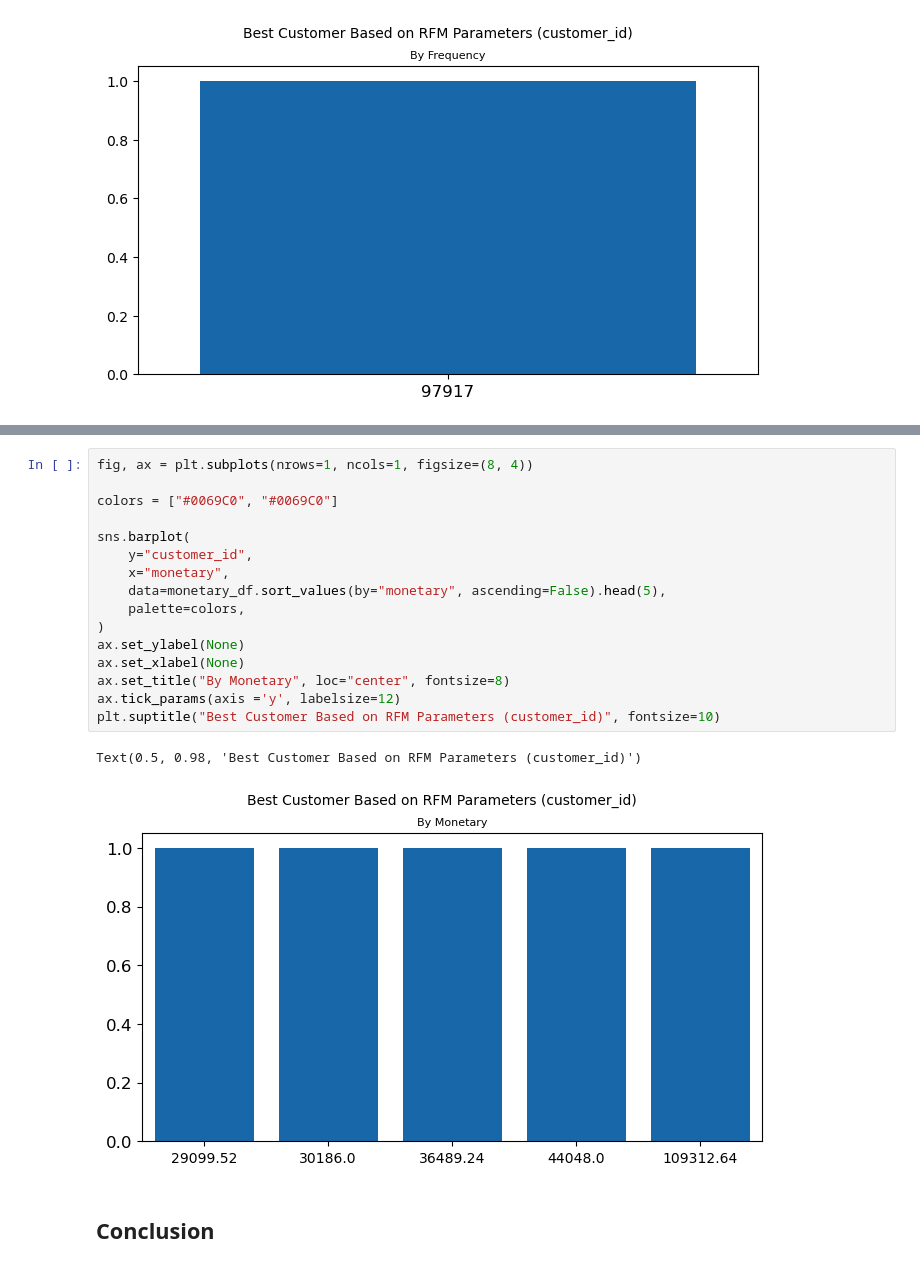
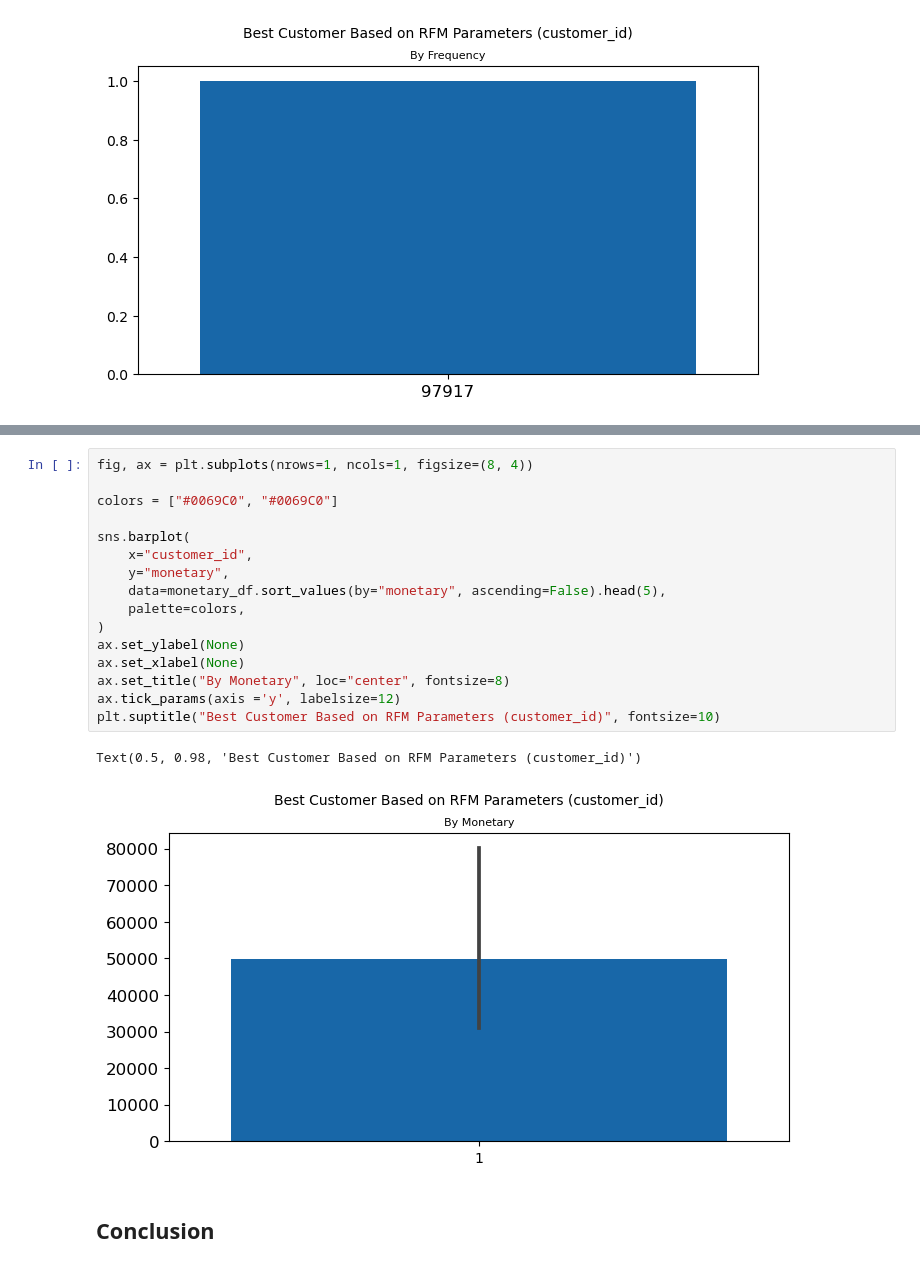
Before and after one commit to seprianto15/project-data-analyst-e-commerce, a Jupyter notebook: e_commerce.ipynb, the cells around one changed output, grey strips where cells are left out. Cells and saved outputs as stored; diff of their text form.

```diff
--- a/e_commerce.ipynb
+++ b/e_commerce.ipynb
@@ -1797,22 +1809,22 @@ monetary_df.sort_values(by="monetary", ascending=False).head(5)
 # %%
 fig, ax = plt.subplots(nrows=1, ncols=1, figsize=(8, 4))
 
 colors = ["#0069C0", "#0069C0"]
 
 sns.barplot(
-    y="customer_id",
-    x="monetary",
+    x="customer_id",
+    y="monetary",
     data=monetary_df.sort_values(by="monetary", ascending=False).head(5),
     palette=colors,
 )
 ax.set_ylabel(None)
 ax.set_xlabel(None)
 ax.set_title("By Monetary", loc="center", fontsize=8)
 ax.tick_params(axis ='y', labelsize=12)
 plt.suptitle("Best Customer Based on RFM Parameters (customer_id)", fontsize=10)
 # %% [output]
 Text(0.5, 0.98, 'Best Customer Based on RFM Parameters (customer_id)')
-[figure, old version]
+[figure, new version]
 # %% [markdown]
 ## Conclusion
 # %% [markdown]
```
Also changed, not shown: parts of 12 cells of this notebook, 1 other file.
